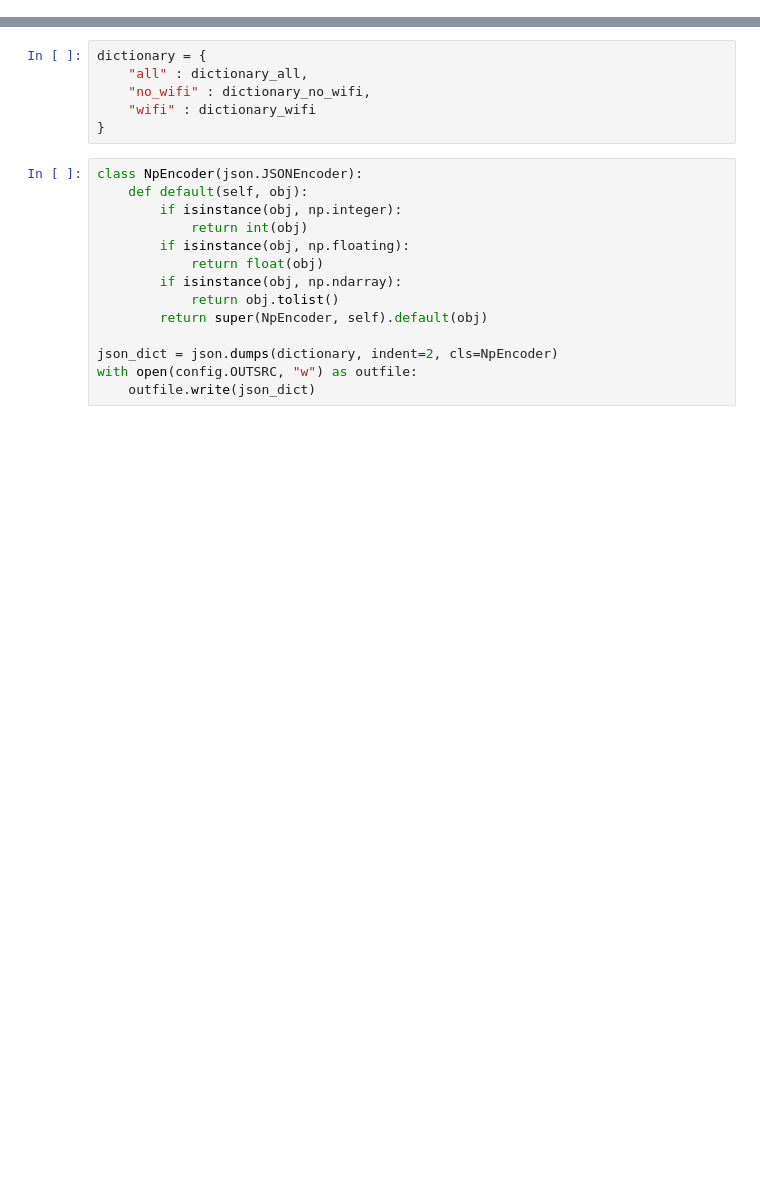
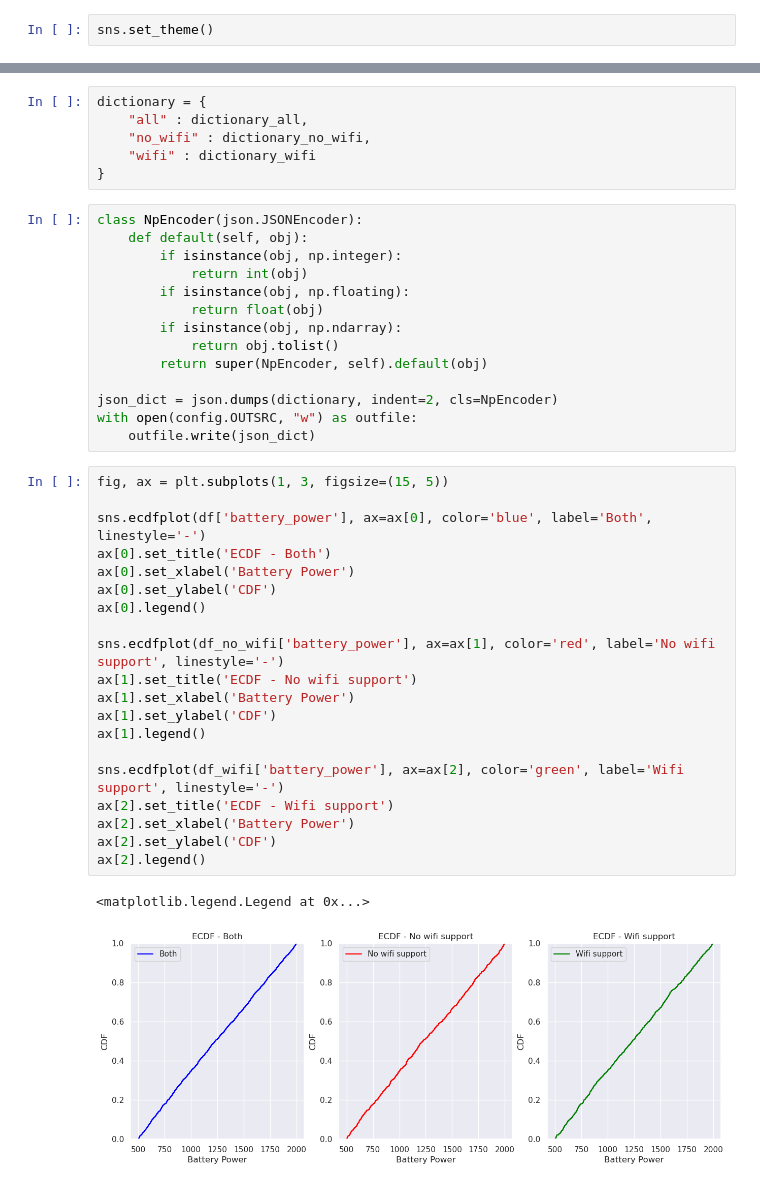
Before and after one commit to AntonSexov/statistics, a Jupyter notebook: lab_1/src/main.ipynb, the cells around one changed output, grey strips where cells are left out. Drawn from its saved outputs; the diff is of its cells as text; blank space fills up the shorter version.

```diff
--- a/lab_1/src/main.ipynb
+++ b/lab_1/src/main.ipynb
@@ -6,5 +7,7 @@ import json
 import os
 
 import config
+# %%
+sns.set_theme()
 # %%
 df = pd.read_csv(config.DSSRC)
@@ -61,3 +70,26 @@ class NpEncoder(json.JSONEncoder):
 json_dict = json.dumps(dictionary, indent=2, cls=NpEncoder)
 with open(config.OUTSRC, "w") as outfile:
     outfile.write(json_dict)
+# %%
+fig, ax = plt.subplots(1, 3, figsize=(15, 5))
+
+sns.ecdfplot(df['battery_power'], ax=ax[0], color='blue', label='Both', linestyle='-')
+ax[0].set_title('ECDF - Both')
+ax[0].set_xlabel('Battery Power')
+ax[0].set_ylabel('CDF')
+ax[0].legend()
+
+sns.ecdfplot(df_no_wifi['battery_power'], ax=ax[1], color='red', label='No wifi support', linestyle='-')
+ax[1].set_title('ECDF - No wifi support')
+ax[1].set_xlabel('Battery Power')
+ax[1].set_ylabel('CDF')
+ax[1].legend()
+
+sns.ecdfplot(df_wifi['battery_power'], ax=ax[2], color='green', label='Wifi support', linestyle='-')
+ax[2].set_title('ECDF - Wifi support')
+ax[2].set_xlabel('Battery Power')
+ax[2].set_ylabel('CDF')
+ax[2].legend()
+# %% [output]
+<matplotlib.legend.Legend at 0x...>
+[figure, added]
```
Also changed, not shown: parts of 4 cells of this notebook, 1 other file.
